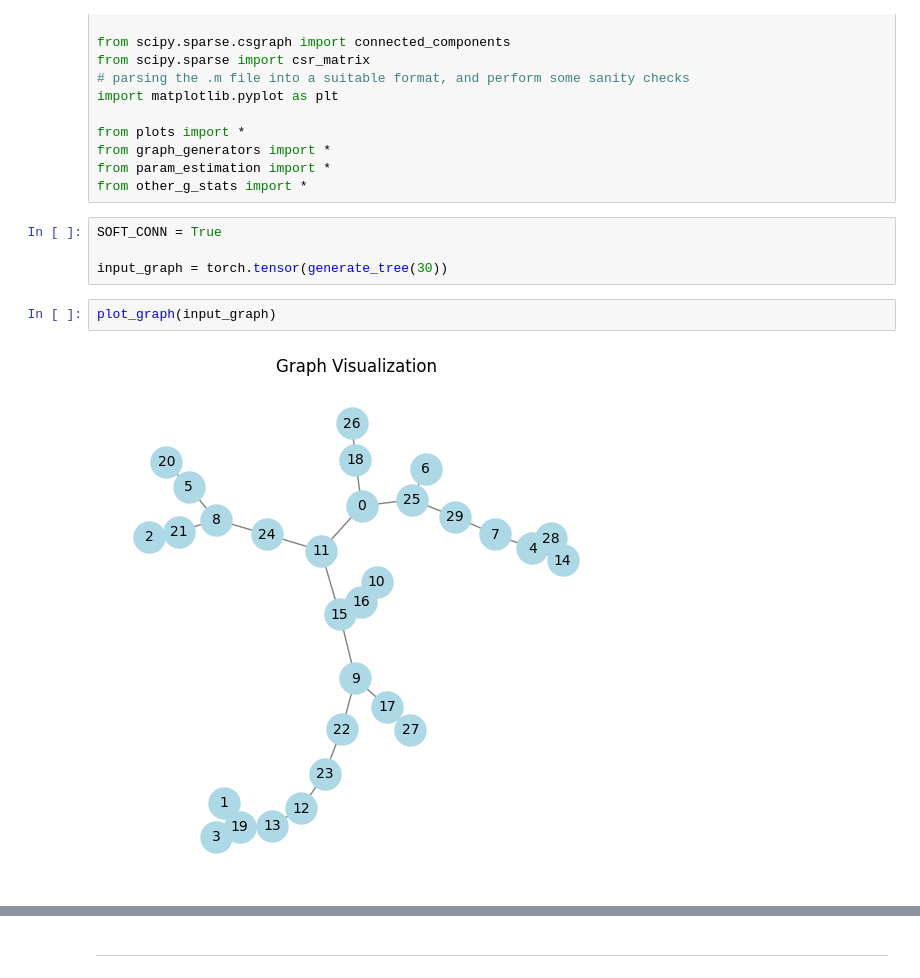
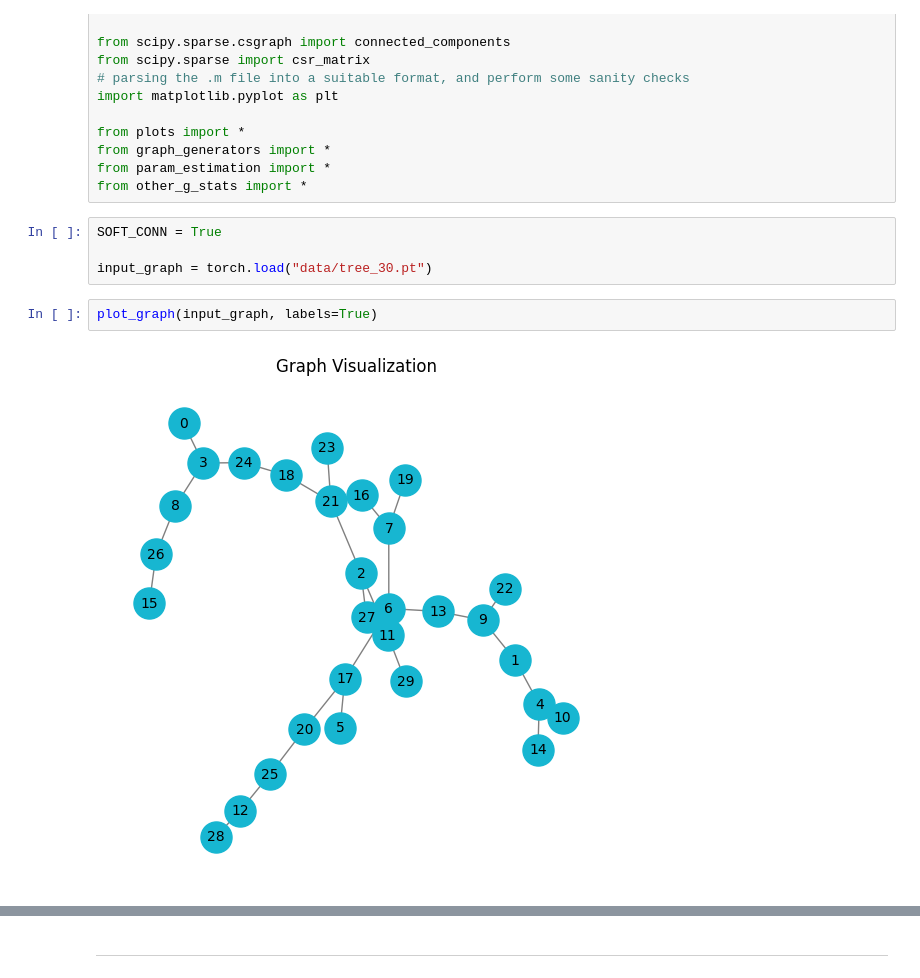
Before and after one commit to LorenzoTonet/torch_erg_experiments, a Jupyter notebook: Trees.ipynb, the cells around one changed output, grey strips where cells are left out. Saved outputs shown, nothing was run; the diff lists cells and outputs as text.

Commit message:
experiments on trees

```diff
--- a/Trees.ipynb
+++ b/Trees.ipynb
@@ -19,8 +19,8 @@ from other_g_stats import *
 # %%
 SOFT_CONN = True
 
-input_graph = torch.tensor(generate_tree(30))
+input_graph = torch.load("data/tree_30.pt")
 # %%
-plot_graph(input_graph)
+plot_graph(input_graph, labels=True)
 # %% [output]
-[figure, old version]
+[figure, new version]
```
Also changed, not shown: parts of 18 cells of this notebook, 1 other file.
